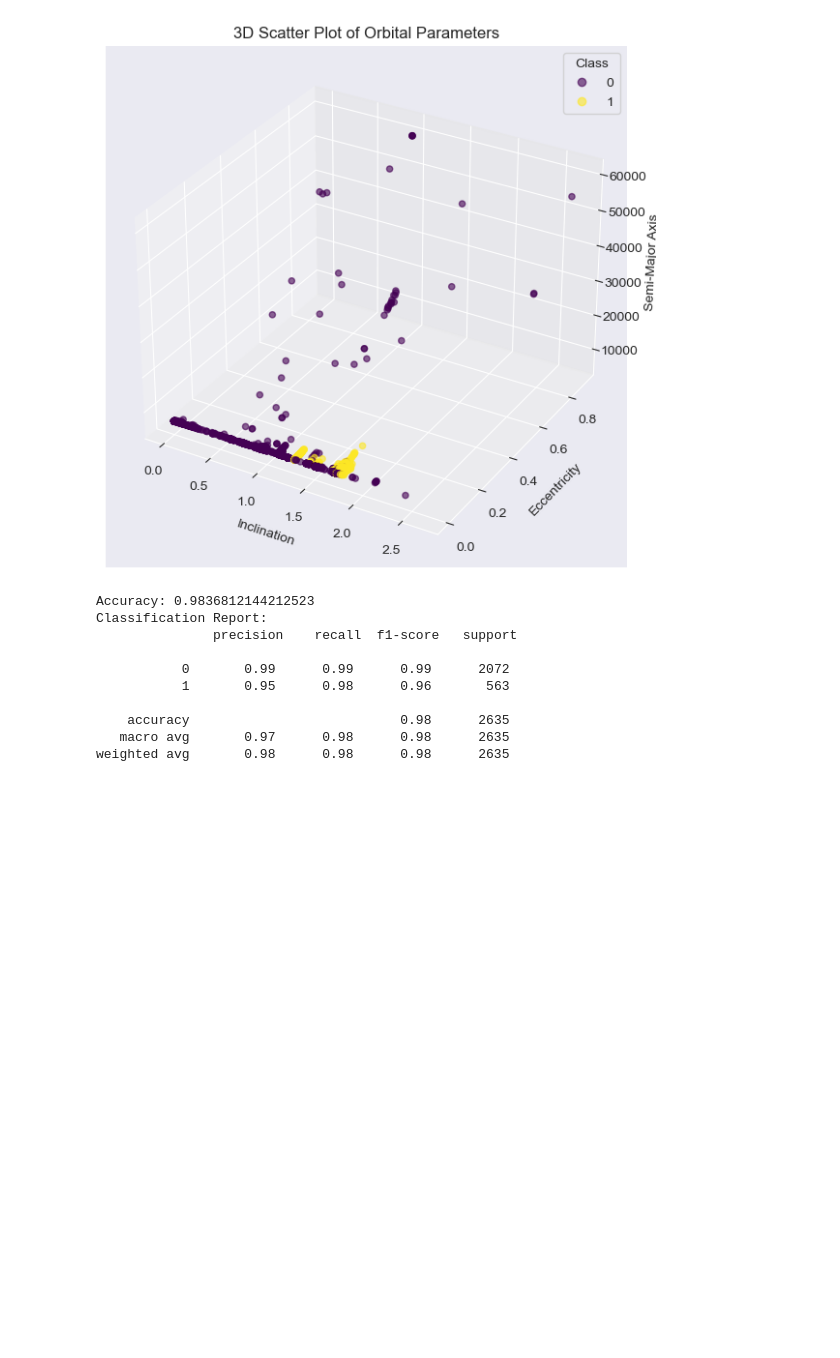
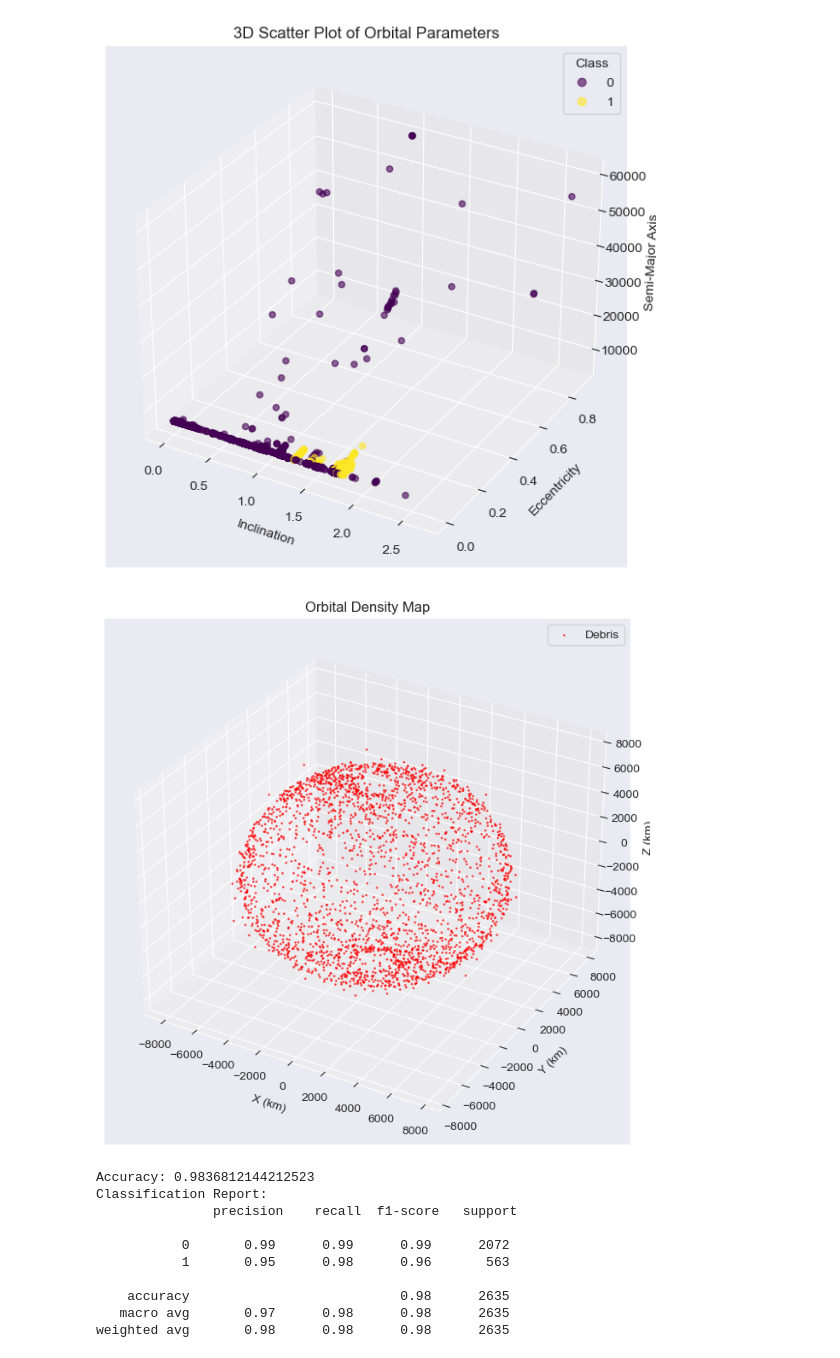
Before and after one commit to kushasahu7/Space-Debris, a Jupyter notebook: detection.ipynb, the cells around one changed output. Cells and saved outputs as stored; diff of their text form; code cells hidden in the pictures; blank space fills up the shorter version.

Commit message:
added a plot

```diff
--- a/detection.ipynb
+++ b/detection.ipynb
@@ -191,6 +193,21 @@ plt.legend(*scatter.legend_elements(), title="Class")
 plt.show()
 # %% [output]
 [figure]
+# %%
+debris = df[df['label'] == 1]
+satellites = df[df['label'] == 0]
+fig = plt.figure(figsize=(10, 8))
+ax = fig.add_subplot(111, projection='3d')
+ax.scatter(debris['x'], debris['y'], debris['z'], c='red', label='Debris', s=1, alpha=0.6)
+# ax.scatter(satellites['x'], satellites['y'], satellites['z'], c='blue', label='Satellite', s=1, alpha=0.6)
+ax.set_xlabel('X (km)')
+ax.set_ylabel('Y (km)')
+ax.set_zlabel('Z (km)')
+ax.set_title('Orbital Density Map')
+ax.legend()
+plt.show()
+# %% [output]
+[figure, added]
 # %%
 X = df.drop(columns=['label'])
 y = df['label']
```
Also changed, not shown: parts of 3 cells of this notebook, 1 other file.
